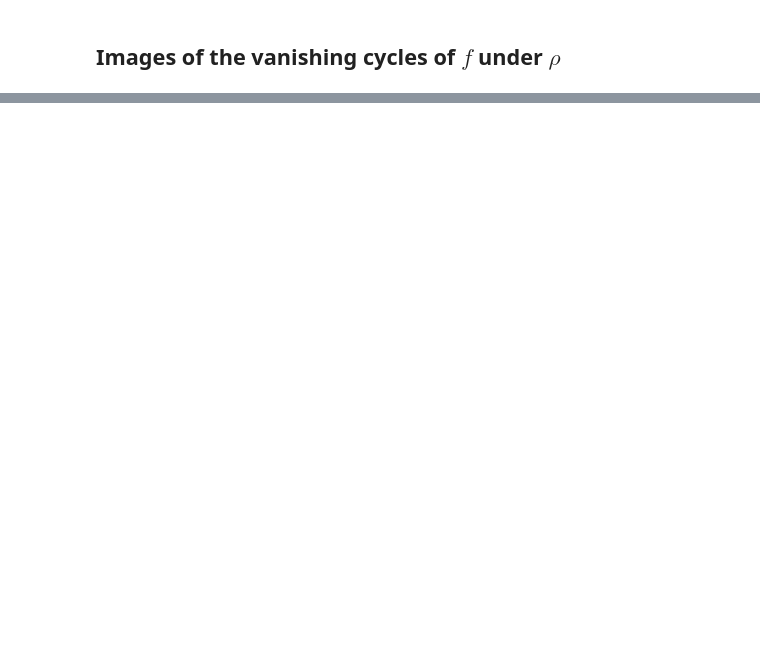
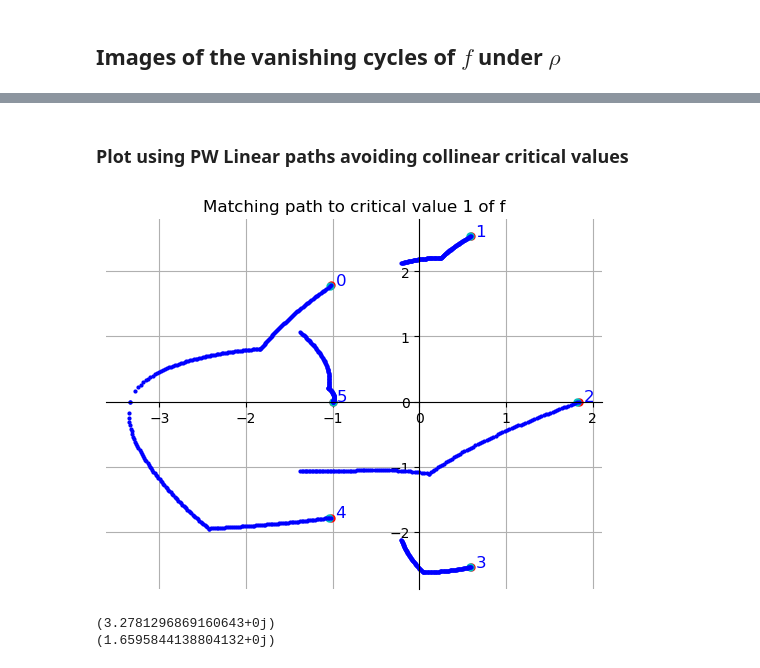
Before and after one commit to ViveLeFrance/Painlev-, a Jupyter notebook: matching_path_plots.ipynb, the cells around one changed output, grey strips where cells are left out. Cells and saved outputs as stored; diff of their text form; code cells hidden in the pictures; blank space fills up the shorter version.

```diff
--- a/matching_path_plots.ipynb
+++ b/matching_path_plots.ipynb
@@ -93,0 +64,15 @@ for index, crit in enumerate(crit_values_f):
+# %% [markdown]
+### Plot using PW Linear paths avoiding collinear critical values
+# %%
+
+matching = f.get_matching_path(rho_eq, solvefor=y, path=pl_path_1(0, crit_values_f[1]))
+fig, ax = plot_path(matching, title = f'Matching path to critical value 1 of f', origin_fibre=origin_fibre)
+plt.show()
+# %% [output]
+[figure, added]
+# %%
+print(crit_values_f[1])
+print(crit_values_f[2])
+# %% [output]
+(3.2781296869160643+0j)
+(1.6595844138804132+0j)
```
Also changed, not shown: parts of 12 cells of this notebook, 1 other file.
